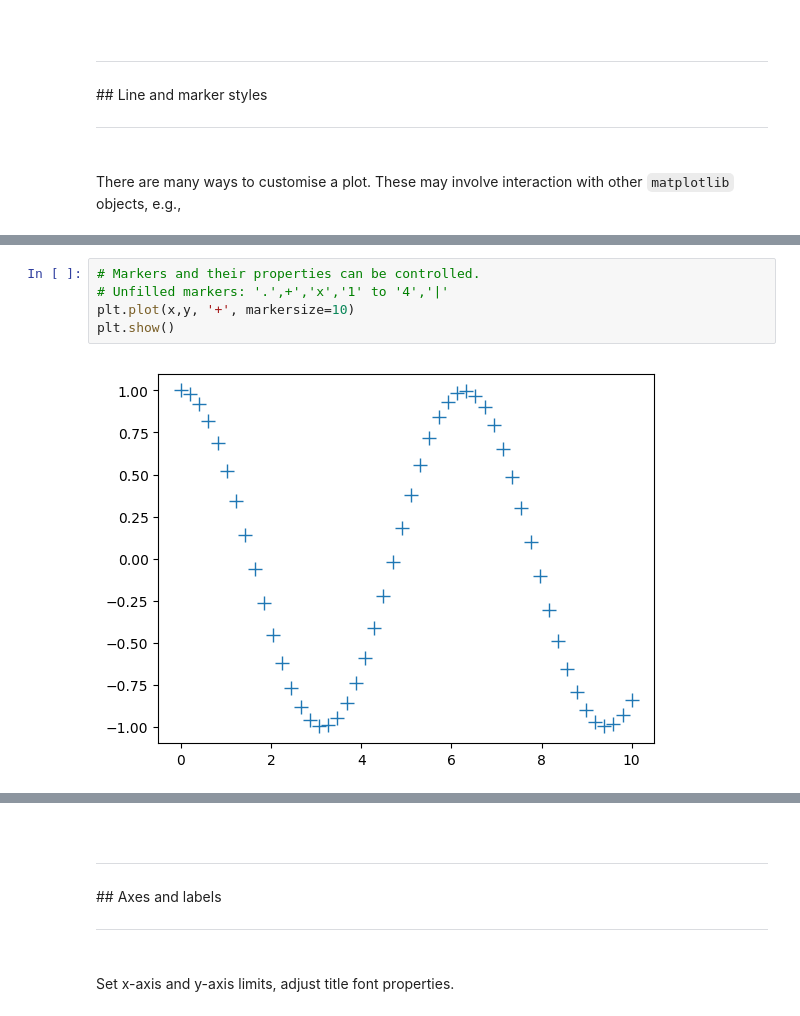
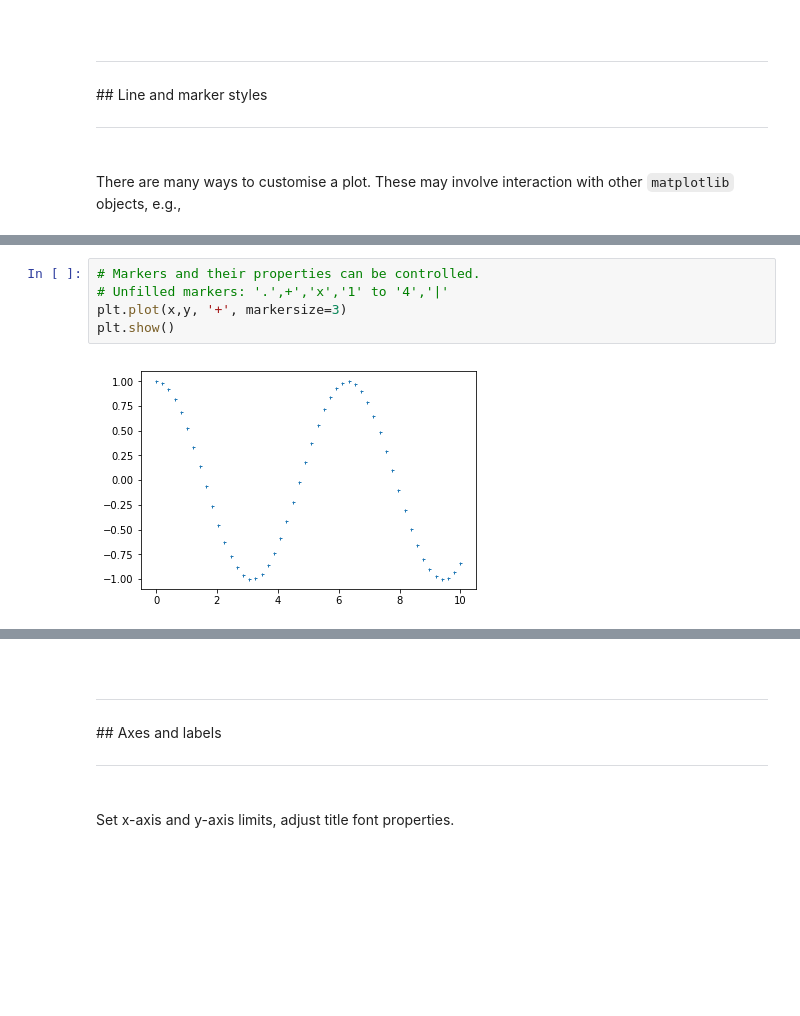
Before and after one commit to callaghanmt/scipy-test, a Jupyter notebook: 3_matplotlib/3_matplotlib.ipynb, the cells around one changed output, grey strips where cells are left out. Cells and saved outputs as stored; diff of their text form; blank space fills up the shorter version.

```diff
--- a/3_matplotlib/3_matplotlib.ipynb
+++ b/3_matplotlib/3_matplotlib.ipynb
@@ -242,9 +274,9 @@ plt.show()
 # %%
 # Markers and their properties can be controlled.
 # Unfilled markers: '.',+','x','1' to '4','|'
-plt.plot(x,y, '+', markersize=10)
+plt.plot(x,y, '+', markersize=3)
 plt.show()
 # %% [output]
-[figure, old version]
+[figure, new version]
 # %%
 # Filled markers include: 'o', 's','*','d','>','^','v', 'p', 'h'
```
Also changed, not shown: parts of 21 cells of this notebook, 5 other files.
